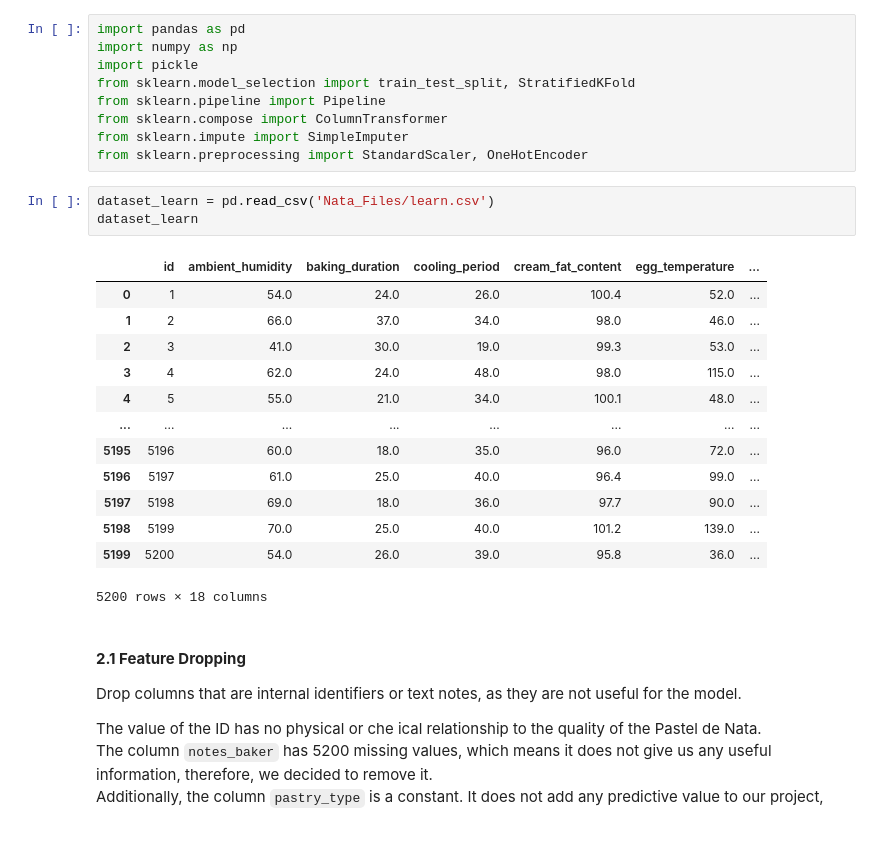
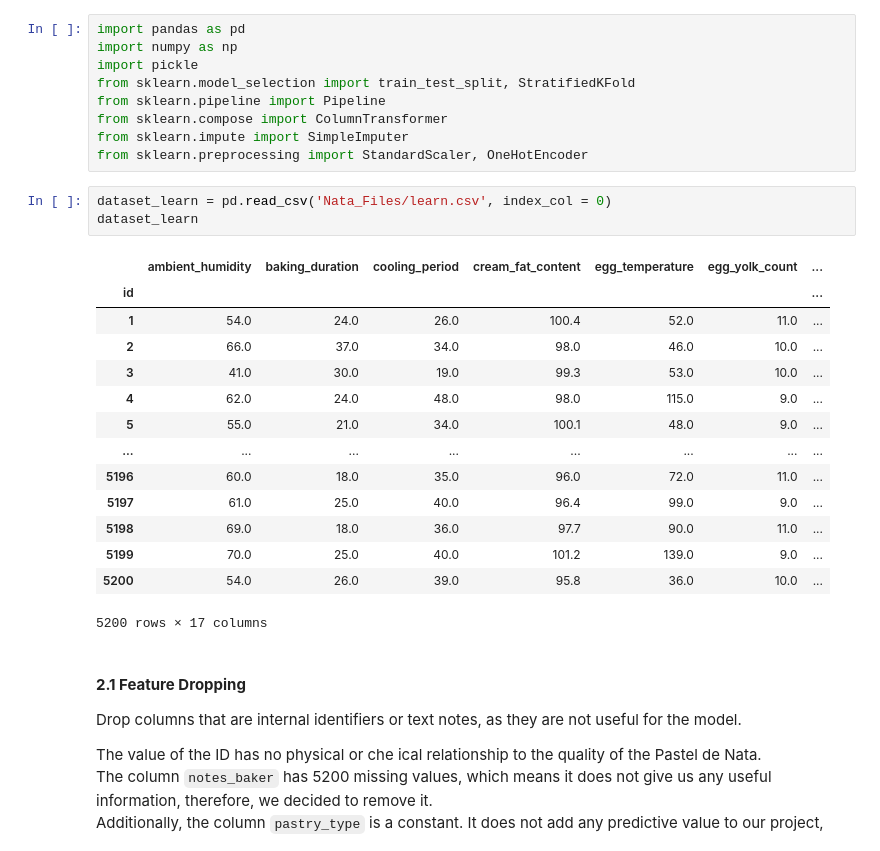
Before and after one commit to afonsolince06/Machine_Learning_Project, a Jupyter notebook: notebook2_new.ipynb, the cells around one changed output. Saved outputs shown, nothing was run; the diff lists cells and outputs as text.

```diff
--- a/notebook2_new.ipynb
+++ b/notebook2_new.ipynb
@@ -20,22 +20,23 @@ from sklearn.compose import ColumnTransformer
 from sklearn.impute import SimpleImputer
 from sklearn.preprocessing import StandardScaler, OneHotEncoder
 # %%
-dataset_learn = pd.read_csv('Nata_Files/learn.csv')
+dataset_learn = pd.read_csv('Nata_Files/learn.csv', index_col = 0)
 dataset_learn
 # %% [output]
-|  | id | ambient_humidity | baking_duration | cooling_period | cream_fat_content | egg_temperature | ... |
-| 0 | 1 | 54.0 | 24.0 | 26.0 | 100.4 | 52.0 | ... |
-| 1 | 2 | 66.0 | 37.0 | 34.0 | 98.0 | 46.0 | ... |
-| 2 | 3 | 41.0 | 30.0 | 19.0 | 99.3 | 53.0 | ... |
-| 3 | 4 | 62.0 | 24.0 | 48.0 | 98.0 | 115.0 | ... |
-| 4 | 5 | 55.0 | 21.0 | 34.0 | 100.1 | 48.0 | ... |
+|  | ambient_humidity | baking_duration | cooling_period | cream_fat_content | egg_temperature | egg_yolk_count | ... |
+| id |  |  |  |  |  |  | ... |
+| 1 | 54.0 | 24.0 | 26.0 | 100.4 | 52.0 | 11.0 | ... |
+| 2 | 66.0 | 37.0 | 34.0 | 98.0 | 46.0 | 10.0 | ... |
+| 3 | 41.0 | 30.0 | 19.0 | 99.3 | 53.0 | 10.0 | ... |
+| 4 | 62.0 | 24.0 | 48.0 | 98.0 | 115.0 | 9.0 | ... |
+| 5 | 55.0 | 21.0 | 34.0 | 100.1 | 48.0 | 9.0 | ... |
 | ... | ... | ... | ... | ... | ... | ... | ... |
-| 5195 | 5196 | 60.0 | 18.0 | 35.0 | 96.0 | 72.0 | ... |
-| 5196 | 5197 | 61.0 | 25.0 | 40.0 | 96.4 | 99.0 | ... |
-| 5197 | 5198 | 69.0 | 18.0 | 36.0 | 97.7 | 90.0 | ... |
-| 5198 | 5199 | 70.0 | 25.0 | 40.0 | 101.2 | 139.0 | ... |
-| 5199 | 5200 | 54.0 | 26.0 | 39.0 | 95.8 | 36.0 | ... |
+| 5196 | 60.0 | 18.0 | 35.0 | 96.0 | 72.0 | 11.0 | ... |
+| 5197 | 61.0 | 25.0 | 40.0 | 96.4 | 99.0 | 9.0 | ... |
+| 5198 | 69.0 | 18.0 | 36.0 | 97.7 | 90.0 | 11.0 | ... |
+| 5199 | 70.0 | 25.0 | 40.0 | 101.2 | 139.0 | 9.0 | ... |
+| 5200 | 54.0 | 26.0 | 39.0 | 95.8 | 36.0 | 10.0 | ... |
-5200 rows × 18 columns
+5200 rows × 17 columns
 # %% [markdown]
 #### **2.1 Feature Dropping**
 Drop columns that are internal identifiers or text notes, as they are not useful for the model.
```
Also changed, not shown: parts of 3 cells of this notebook, 5 other files.
